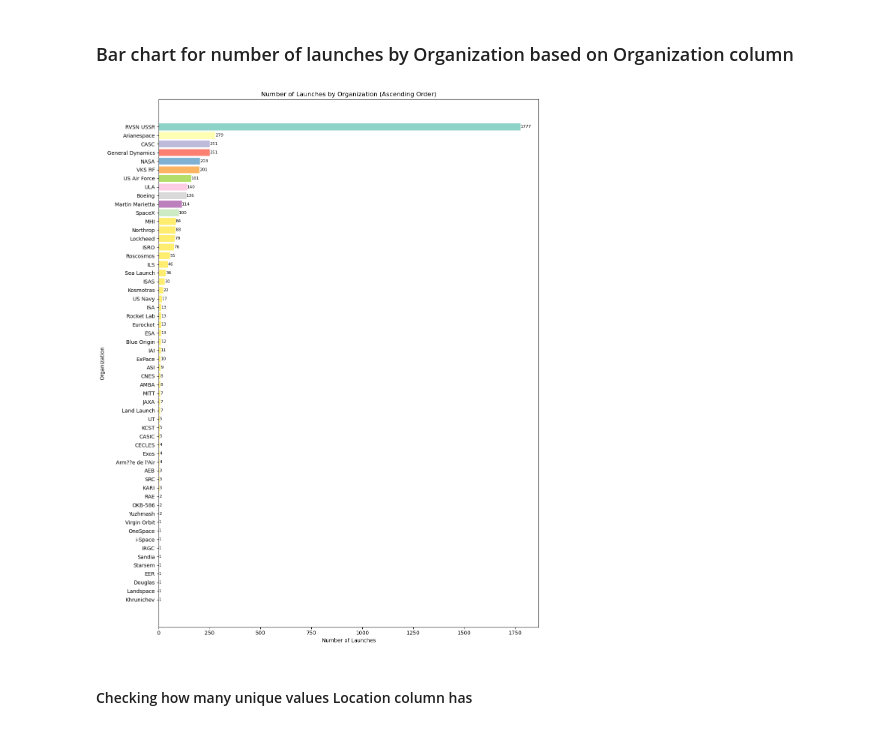
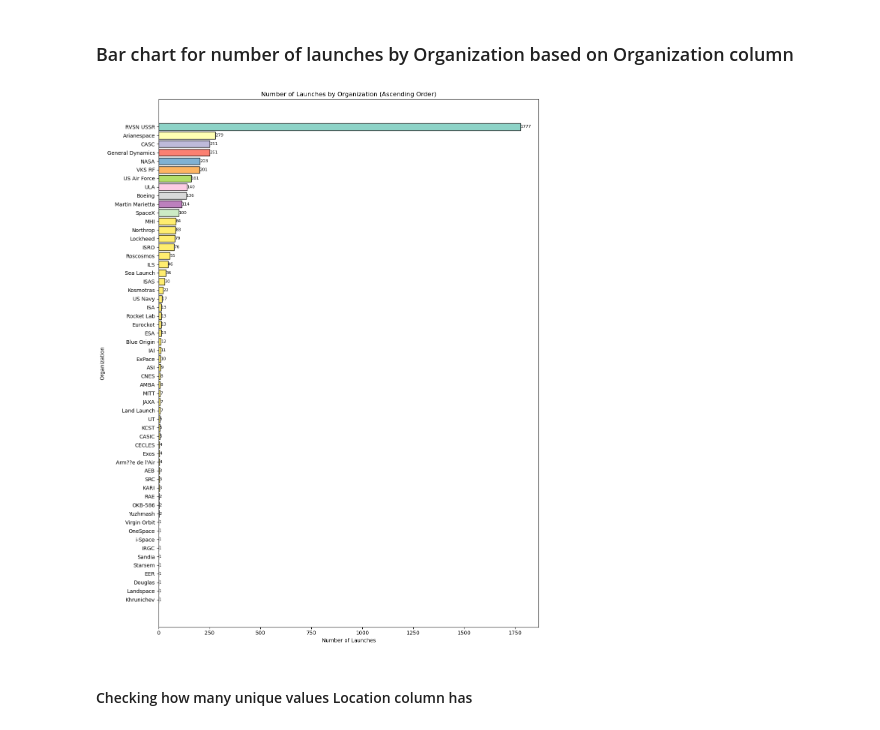
Before and after one commit to dominikvukelic/space_mission_launches, a Jupyter notebook: graphs/graphs.ipynb, the cells around one changed output. Cells and saved outputs as stored; diff of their text form; code cells hidden in the pictures.

```diff
--- a/graphs/graphs.ipynb
+++ b/graphs/graphs.ipynb
@@ -63,25 +63,25 @@ There are 56 different values in the 'Organization' column.
 # %%
 organization_counts = df['Organization'].value_counts()
 
 # Sort organizations by the number of launches in ascending order
 organization_counts = organization_counts.sort_values(ascending=True)
 
 plt.figure(figsize=(12, 15))
-bars = plt.barh(organization_counts.index, organization_counts, color=plt.cm.Set3(range(len(organization_counts)))[::-1], height=0.8)
+bars = plt.barh(organization_counts.index, organization_counts, color=plt.cm.Set3(range(len(organization_counts)))[::-1], height=0.8, edgecolor='black')
 
 plt.title('Number of Launches by Organization (Ascending Order)')
 plt.xlabel('Number of Launches')
 plt.ylabel('Organization')
 
 # Annotate each bar with its value
 for bar in bars:
     plt.text(bar.get_width(), bar.get_y() + bar.get_height() / 2, f'{int(bar.get_width())}',
              va='center', ha='left', fontsize=8, color='black')
 
 plt.tight_layout()
 plt.show()
 # %% [output]
-[figure, old version]
+[figure, new version]
 # %% [markdown]
 #### Checking how many unique values Location column has
 # %%
```
Also changed, not shown: parts of 9 cells of this notebook.
